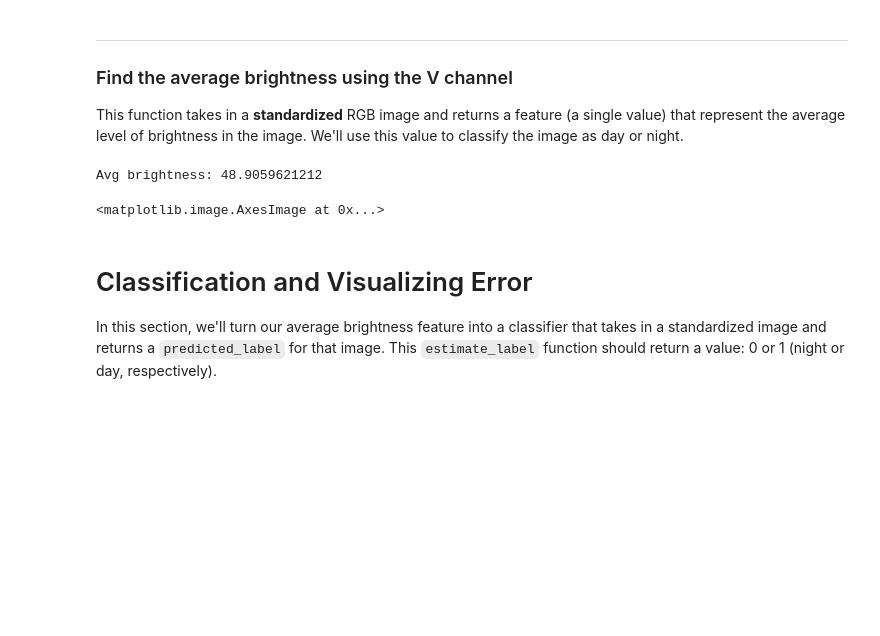
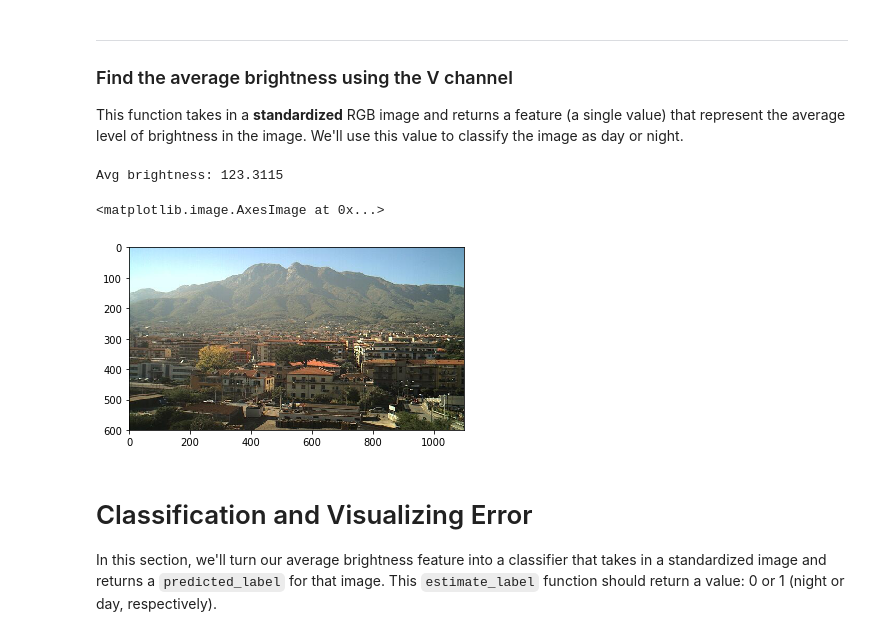
Before and after one commit to a-akram-98/play-with-cv, a Jupyter notebook: Classification according to average brightness.ipynb, the cells around one changed output. Cells and saved outputs as stored; diff of their text form; code cells hidden in the pictures; blank space fills up the shorter version.

Commit message:
Classification according average brightness

```diff
--- a/Classification according to average brightness.ipynb
+++ b/Classification according to average brightness.ipynb
@@ -99,18 +99,19 @@ def avg_brightness(rgb_image):
 # %%
 # Testing average brightness levels
 # Look at a number of different day and night images and think about
 # what average brightness value separates the two types of images
 
 # As an example, a "night" image is loaded in and its avg brightness is displayed
-image_num = 125
+image_num = 64
 test_im = STANDARDIZED_LIST[image_num][0]
 
 avg = avg_brightness(test_im)
 print('Avg brightness: ' + str(avg))
 plt.imshow(test_im)
 # %% [output]
-Avg brightness: 48.9059621212
+Avg brightness: 123.3115
 <matplotlib.image.AxesImage at 0x...>
+[figure, added]
 # %% [markdown]
 # Classification and Visualizing Error
 
```
Also changed, not shown: parts of 2 cells of this notebook.
